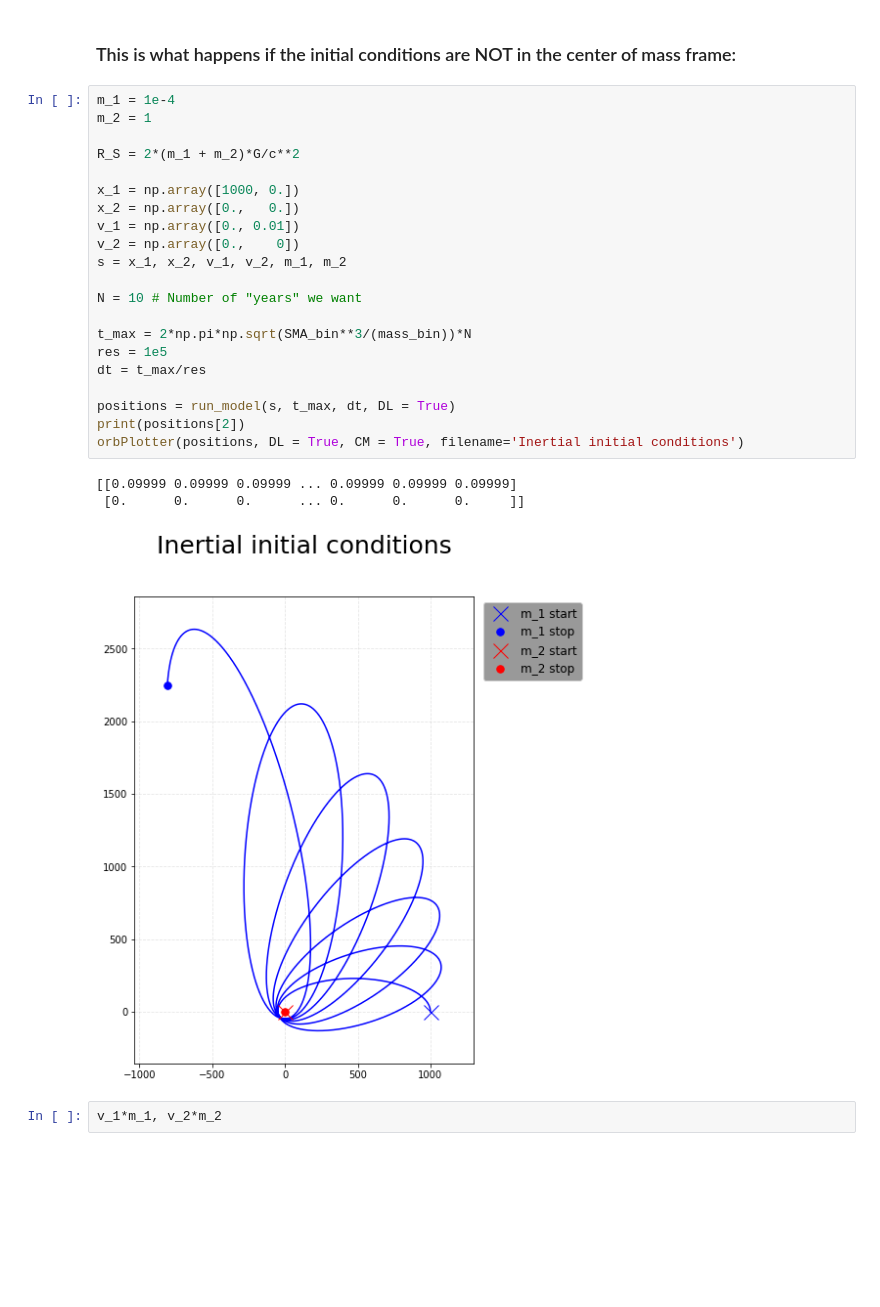
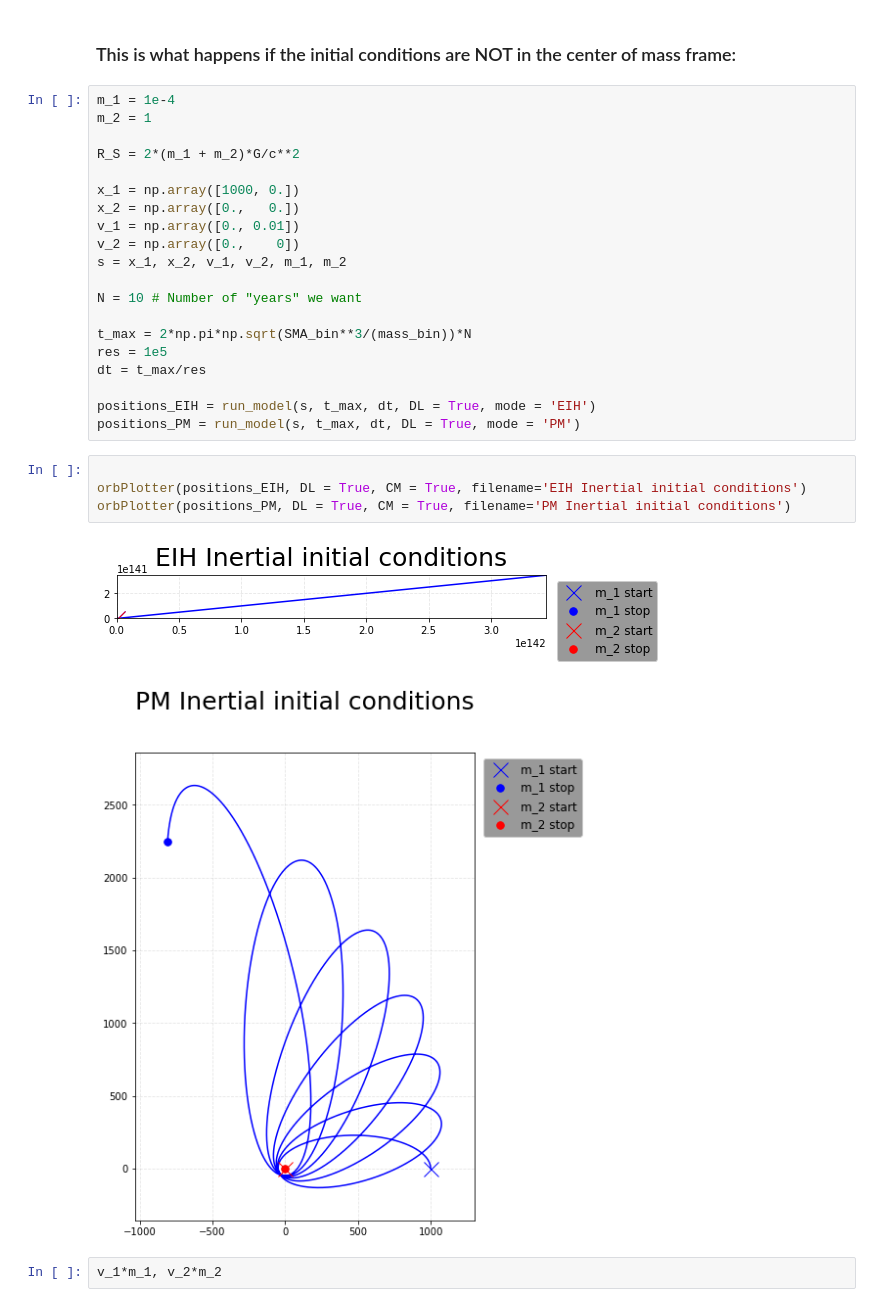
Before and after one commit to carlivas/Binary-Black-Hole-Orbitals, a Jupyter notebook: 05 POST MINKOWSKIAN EXPANSION/PM_functions_19.5.22.ipynb, the cells around one changed output. Saved outputs shown, nothing was run; the diff lists cells and outputs as text; blank space fills up the shorter version.

```diff
--- a/05 POST MINKOWSKIAN EXPANSION/PM_functions_19.5.22.ipynb
+++ b/05 POST MINKOWSKIAN EXPANSION/PM_functions_19.5.22.ipynb
@@ -395,13 +418,15 @@ t_max = 2*np.pi*np.sqrt(SMA_bin**3/(mass_bin))*N
 res = 1e5
 dt = t_max/res
 
-positions = run_model(s, t_max, dt, DL = True)
-print(positions[2])
-orbPlotter(positions, DL = True, CM = True, filename='Inertial initial conditions')
+positions_EIH = run_model(s, t_max, dt, DL = True, mode = 'EIH')
+positions_PM = run_model(s, t_max, dt, DL = True, mode = 'PM')
-# %% [output]
-[[0.09999 0.09999 0.09999 ... 0.09999 0.09999 0.09999]
- [0.      0.      0.      ... 0.      0.      0.     ]]
-[figure, removed]
+# %%
+
+orbPlotter(positions_EIH, DL = True, CM = True, filename='EIH Inertial initial conditions')
+orbPlotter(positions_PM, DL = True, CM = True, filename='PM Inertial initial conditions')
+# %% [output]
+[figure, added]
+[figure, added]
 # %%
 v_1*m_1, v_2*m_2
 # %% [output]
```
Also changed, not shown: parts of 9 cells of this notebook, 2 other files.
